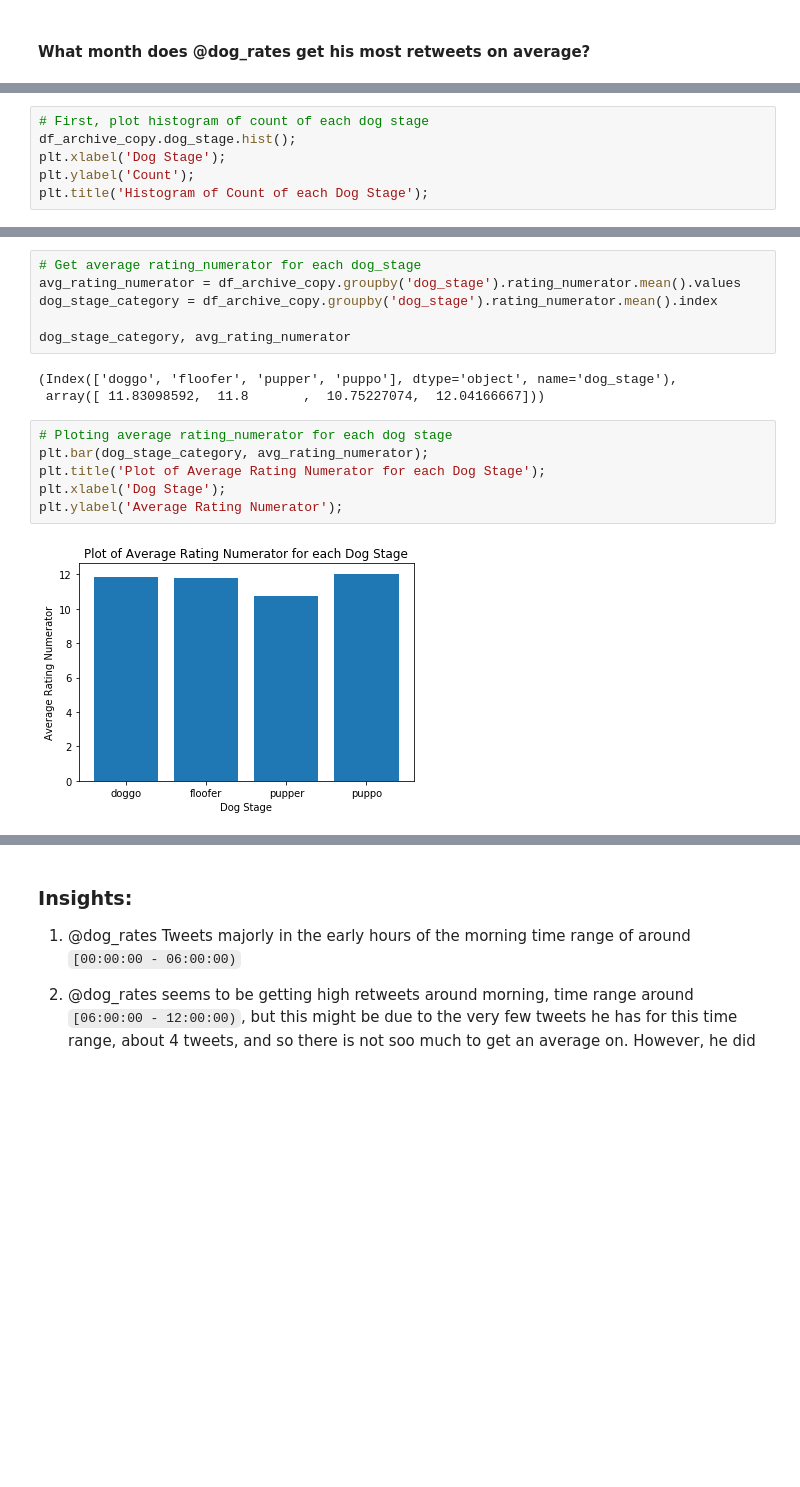
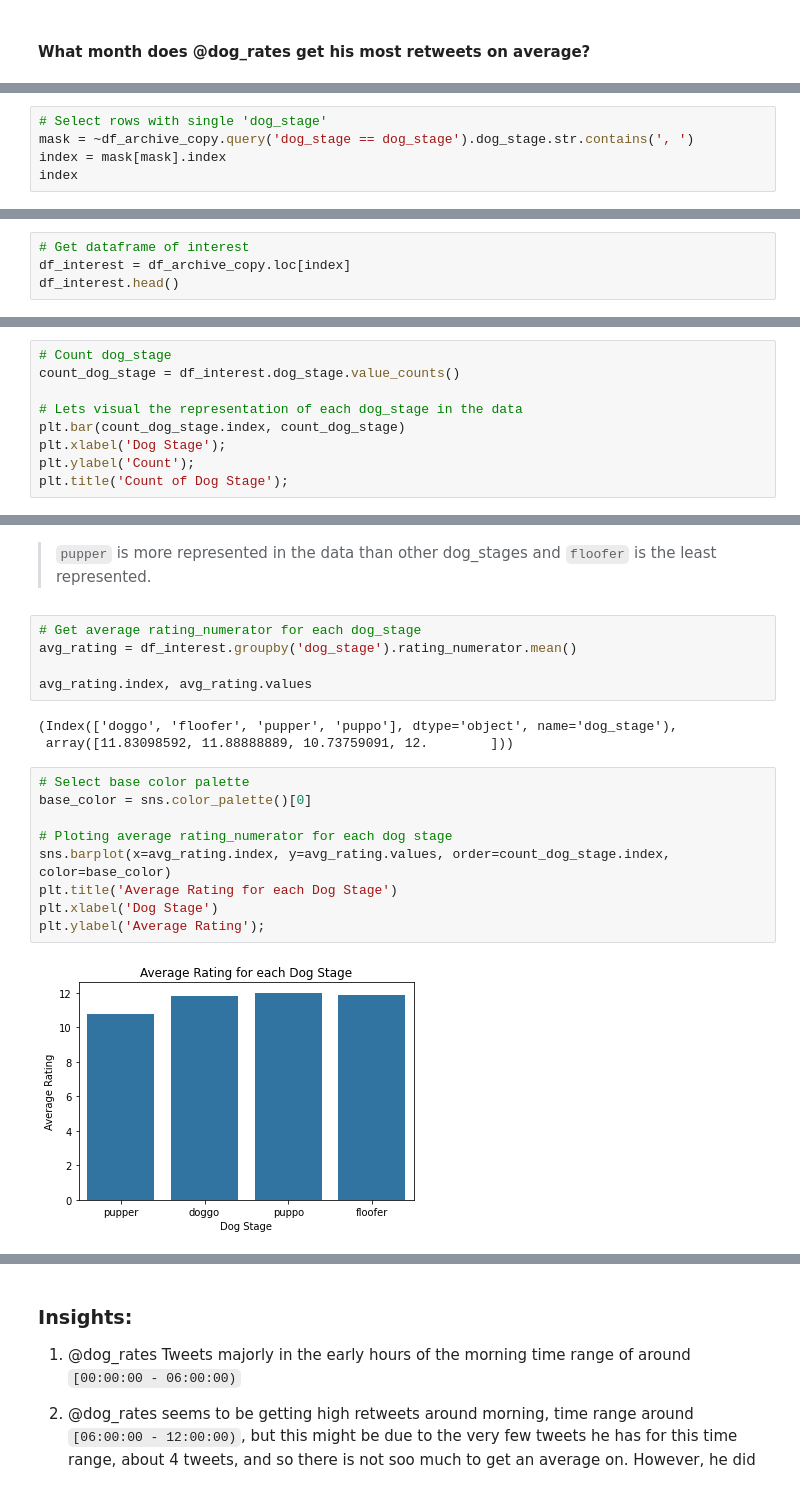
Before and after one commit to mathias-mike/Analyzing-Data, a Jupyter notebook: WeRateDogs Analysis/wrangle_act.ipynb, the cells around one changed output, grey strips where cells are left out. Drawn from its saved outputs; the diff is of its cells as text; blank space fills up the shorter version.

```diff
--- a/WeRateDogs Analysis/wrangle_act.ipynb
+++ b/WeRateDogs Analysis/wrangle_act.ipynb
@@ -1006,0 +1061,5 @@ plt.ylabel('Average Retweet count');
+# %%
+# Select rows with single 'dog_stage'
+mask = ~df_archive_copy.query('dog_stage == dog_stage').dog_stage.str.contains(', ')
+index = mask[mask].index
+index
@@ -1006,0 +1071,4 @@ plt.ylabel('Average Retweet count');
+# %%
+# Get dataframe of interest
+df_interest = df_archive_copy.loc[index]
+df_interest.head()
@@ -1007,7 +1082,10 @@ plt.ylabel('Average Retweet count');
 # %%
-# First, plot histogram of count of each dog stage
-df_archive_copy.dog_stage.hist();
+# Count dog_stage
+count_dog_stage = df_interest.dog_stage.value_counts()
+
+# Lets visual the representation of each dog_stage in the data
+plt.bar(count_dog_stage.index, count_dog_stage)
 plt.xlabel('Dog Stage');
 plt.ylabel('Count');
-plt.title('Histogram of Count of each Dog Stage');
+plt.title('Count of Dog Stage');
 # %% [output]
@@ -1015,17 +1093,21 @@ plt.title('Histogram of Count of each Dog Stage');
+# %% [markdown]
+> `pupper` is more represented in the data than other dog_stages and `floofer` is the least represented.
 # %%
 # Get average rating_numerator for each dog_stage
-avg_rating_numerator = df_archive_copy.groupby('dog_stage').rating_numerator.mean().values
-dog_stage_category = df_archive_copy.groupby('dog_stage').rating_numerator.mean().index
+avg_rating = df_interest.groupby('dog_stage').rating_numerator.mean()
 
-dog_stage_category, avg_rating_numerator
+avg_rating.index, avg_rating.values
 # %% [output]
 (Index(['doggo', 'floofer', 'pupper', 'puppo'], dtype='object', name='dog_stage'),
- array([ 11.83098592,  11.8       ,  10.75227074,  12.04166667]))
+ array([11.83098592, 11.88888889, 10.73759091, 12.        ]))
 # %%
+# Select base color palette
+base_color = sns.color_palette()[0]
+
 # Ploting average rating_numerator for each dog stage
-plt.bar(dog_stage_category, avg_rating_numerator);
-plt.title('Plot of Average Rating Numerator for each Dog Stage');
-plt.xlabel('Dog Stage');
-plt.ylabel('Average Rating Numerator');
+sns.barplot(x=avg_rating.index, y=avg_rating.values, order=count_dog_stage.index, color=base_color)
+plt.title('Average Rating for each Dog Stage')
+plt.xlabel('Dog Stage')
+plt.ylabel('Average Rating');
 # %% [output]
-[figure, old version]
+[figure, new version]
```
Also changed, not shown: parts of 87 cells of this notebook, 8 other files.
